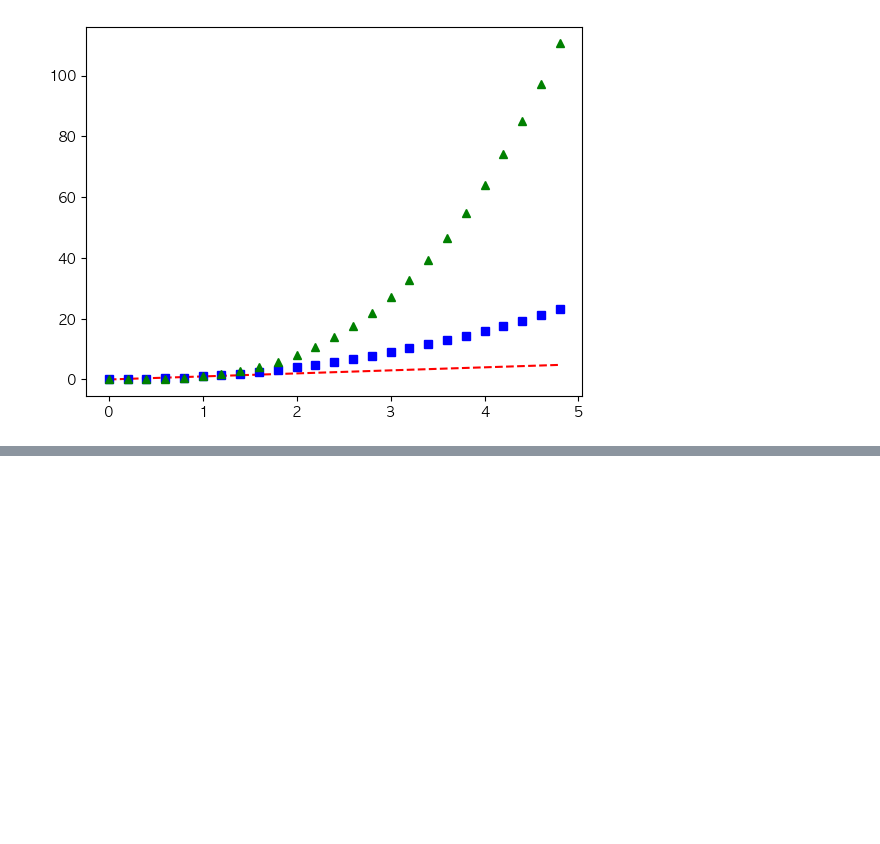
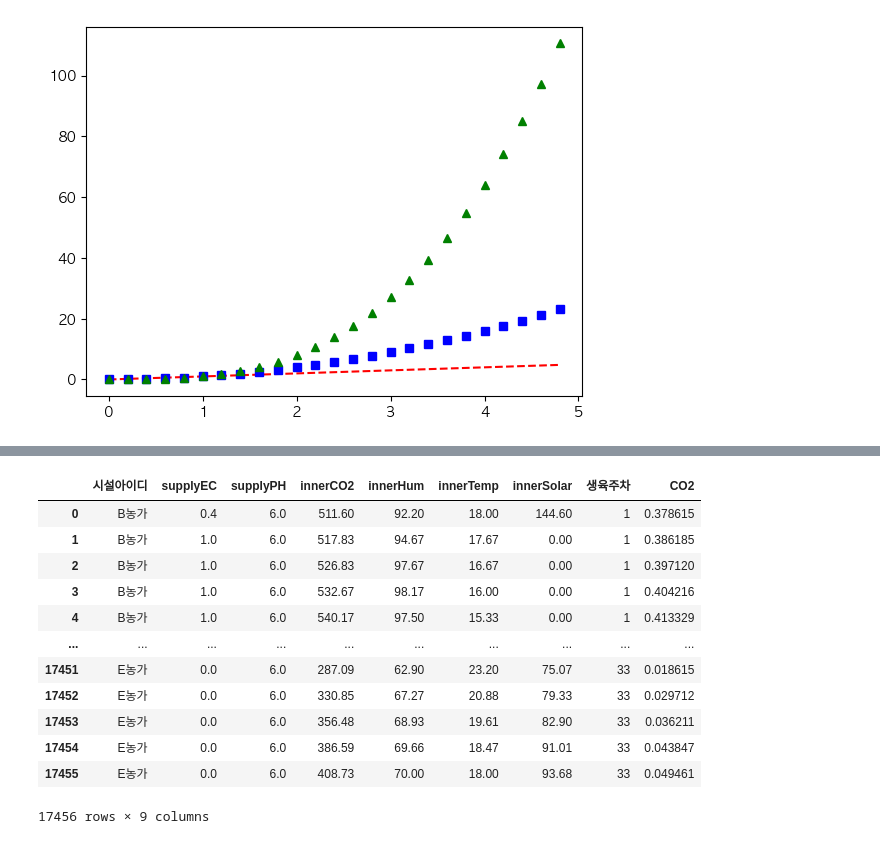
Before and after one commit to CodeArt-Team/MLcompetetion, a Jupyter notebook: BerryMachineLearning/input정제_Kang.ipynb, the cells around one changed output, grey strips where cells are left out. Cells and saved outputs as stored; diff of their text form; code cells hidden in the pictures; blank space fills up the shorter version.

```diff
--- a/BerryMachineLearning/input정제_Kang.ipynb
+++ b/BerryMachineLearning/input정제_Kang.ipynb
@@ -530,0 +589,16 @@ plt.show()
+# %%
+inp2
+# %% [output]
+|  | 시설아이디 | supplyEC | supplyPH | innerCO2 | innerHum | innerTemp | innerSolar | 생육주차 | CO2 |
+| 0 | B농가 | 0.4 | 6.0 | 511.60 | 92.20 | 18.00 | 144.60 | 1 | 0.378615 |
+| 1 | B농가 | 1.0 | 6.0 | 517.83 | 94.67 | 17.67 | 0.00 | 1 | 0.386185 |
+| 2 | B농가 | 1.0 | 6.0 | 526.83 | 97.67 | 16.67 | 0.00 | 1 | 0.397120 |
+| 3 | B농가 | 1.0 | 6.0 | 532.67 | 98.17 | 16.00 | 0.00 | 1 | 0.404216 |
+| 4 | B농가 | 1.0 | 6.0 | 540.17 | 97.50 | 15.33 | 0.00 | 1 | 0.413329 |
+| ... | ... | ... | ... | ... | ... | ... | ... | ... | ... |
+| 17451 | E농가 | 0.0 | 6.0 | 287.09 | 62.90 | 23.20 | 75.07 | 33 | 0.018615 |
+| 17452 | E농가 | 0.0 | 6.0 | 330.85 | 67.27 | 20.88 | 79.33 | 33 | 0.029712 |
+| 17453 | E농가 | 0.0 | 6.0 | 356.48 | 68.93 | 19.61 | 82.90 | 33 | 0.036211 |
+| 17454 | E농가 | 0.0 | 6.0 | 386.59 | 69.66 | 18.47 | 91.01 | 33 | 0.043847 |
+| 17455 | E농가 | 0.0 | 6.0 | 408.73 | 70.00 | 18.00 | 93.68 | 33 | 0.049461 |
+17456 rows × 9 columns
```
Also changed, not shown: parts of 22 cells of this notebook.
